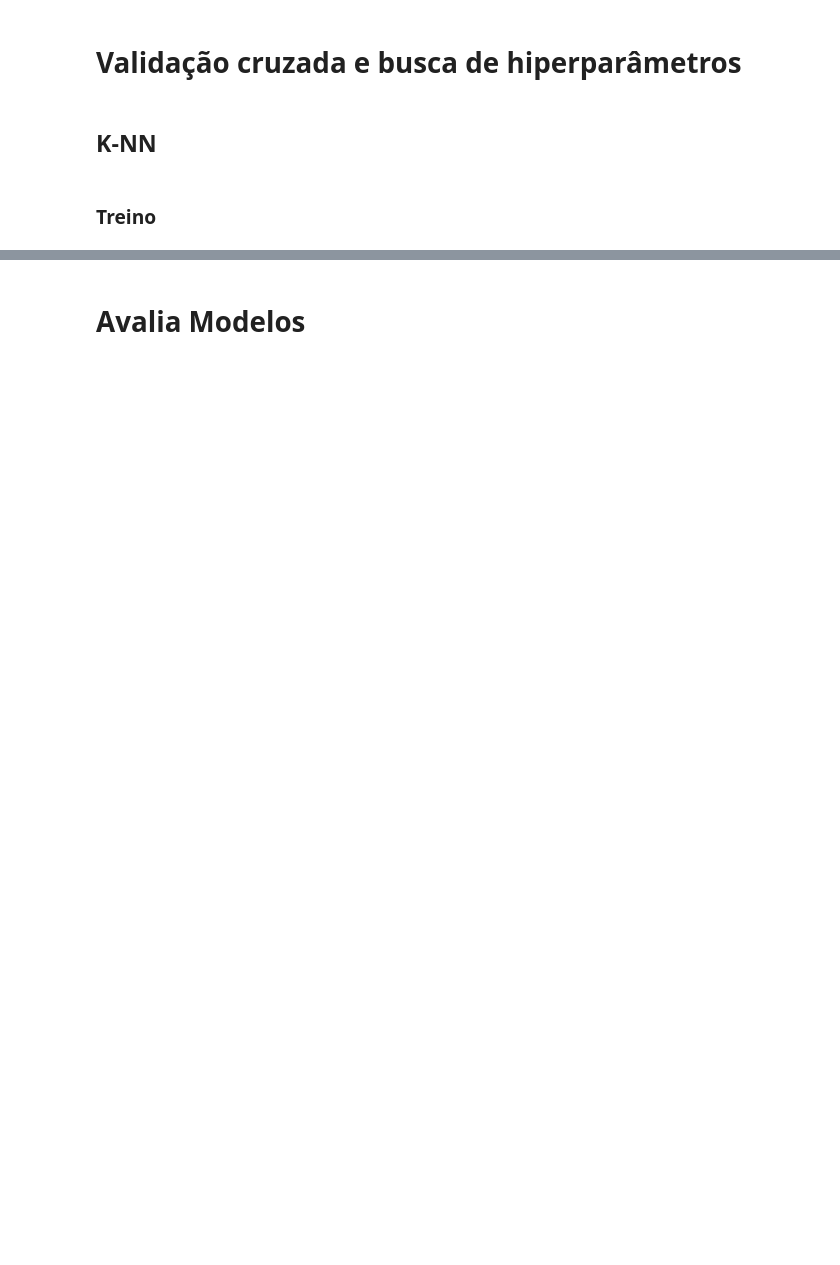
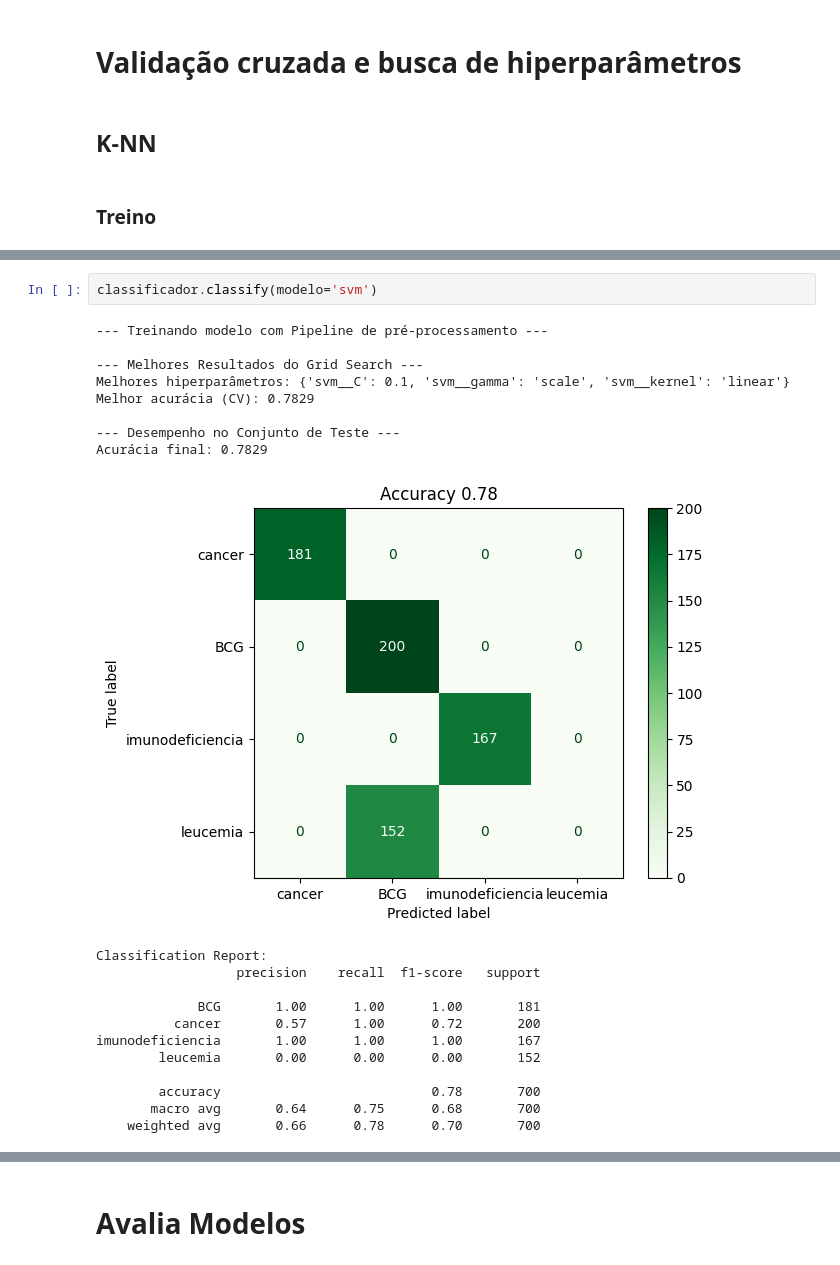
Before and after one commit to Laboratorio-de-Analise-de-Dados/disciplina_python_ml, a Jupyter notebook: dev/script/aulas_teoricas/07-aula-09-03-treinamento_classif_2026-07-28.ipynb, the cells around one changed output, grey strips where cells are left out. Saved outputs shown, nothing was run; the diff lists cells and outputs as text; blank space fills up the shorter version.

```diff
--- a/dev/script/aulas_teoricas/07-aula-09-03-treinamento_classif_2026-07-28.ipynb
+++ b/dev/script/aulas_teoricas/07-aula-09-03-treinamento_classif_2026-07-28.ipynb
@@ -157,0 +112,23 @@ Relatório de Classificação:
+# %%
+classificador.classify(modelo='svm')
+# %% [output]
+--- Treinando modelo com Pipeline de pré-processamento ---
+
+--- Melhores Resultados do Grid Search ---
+Melhores hiperparâmetros: {'svm__C': 0.1, 'svm__gamma': 'scale', 'svm__kernel': 'linear'}
+Melhor acurácia (CV): 0.7829
+
+--- Desempenho no Conjunto de Teste ---
+Acurácia final: 0.7829
+[figure, added]
+Classification Report:
+                  precision    recall  f1-score   support
+
+             BCG       1.00      1.00      1.00       181
+          cancer       0.57      1.00      0.72       200
+imunodeficiencia       1.00      1.00      1.00       167
+        leucemia       0.00      0.00      0.00       152
+
+        accuracy                           0.78       700
+       macro avg       0.64      0.75      0.68       700
+    weighted avg       0.66      0.78      0.70       700
```
Also changed, not shown: parts of 15 cells of this notebook, 2 other files.
